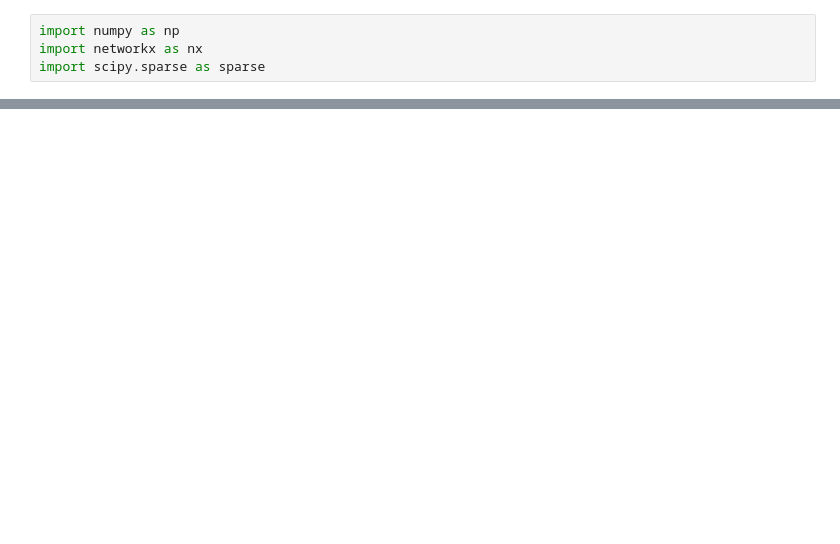
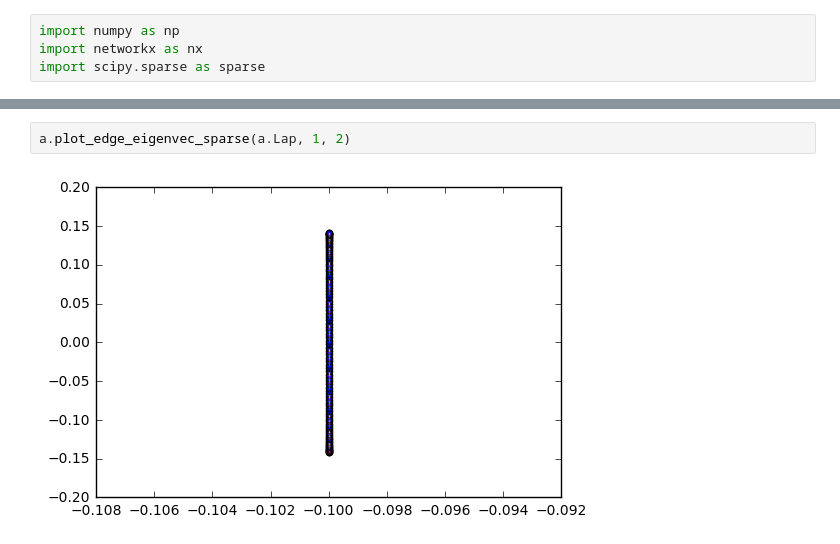
Before and after one commit to KMNitesh/rtg-networks, a Jupyter notebook: Class Graph.ipynb, the cells around one changed output, grey strips where cells are left out. Cells and saved outputs as stored; diff of their text form; blank space fills up the shorter version.

```diff
--- a/Class Graph.ipynb
+++ b/Class Graph.ipynb
@@ -112,0 +134,4 @@ a.plot_edge_eigenvec_sparse(2, 3)
+# %%
+a.plot_edge_eigenvec_sparse(a.Lap, 1, 2)
+# %% [output]
+[figure, added]
```
Also changed, not shown: parts of 7 cells of this notebook.
